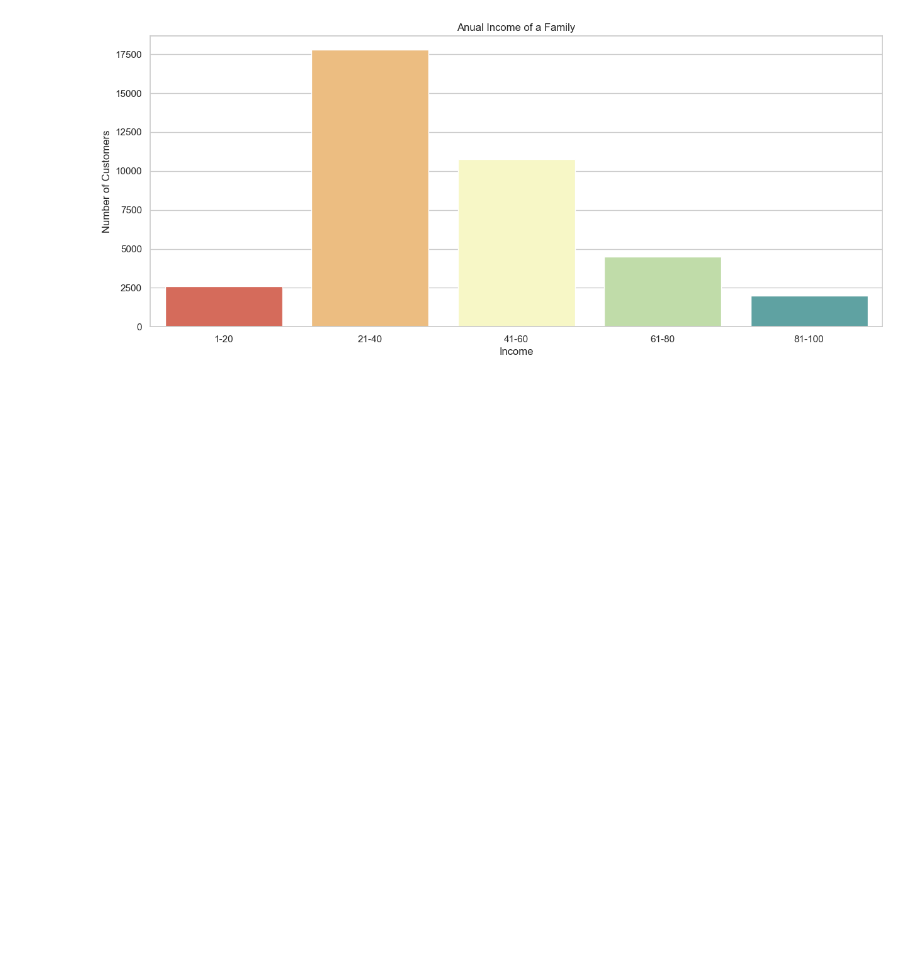
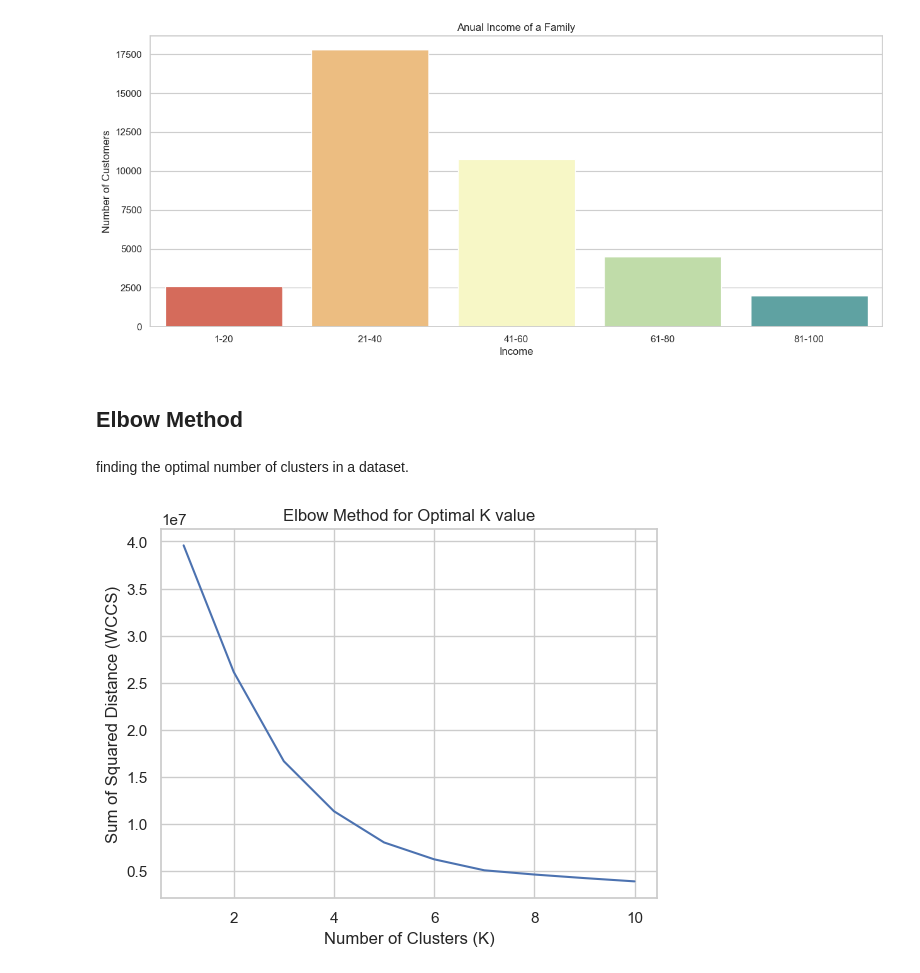
Before and after one commit to Lafri-13/dsgp-group23-business-data-harbour, a Jupyter notebook: CustomerSegmentation.ipynb, the cells around one changed output. Saved outputs shown, nothing was run; the diff lists cells and outputs as text; code cells hidden in the pictures; blank space fills up the shorter version.

Commit message:
creating k means model for k number of clusters and plotting the elbow graph

```diff
--- a/CustomerSegmentation.ipynb
+++ b/CustomerSegmentation.ipynb
@@ -156,3 +156,34 @@ plt.ylabel("Number of Customers")
 plt.show()
 # %% [output]
 [figure]
+# %% [markdown]
+## Elbow Method
+# %% [markdown]
+finding the optimal number of clusters in a dataset.
+# %%
+# Storing the relevant column details in x3
+x3=df.loc[:, ["Age","Income(Family in k$)", "Spending Score(1-100)"]].values
+from sklearn.cluster import KMeans
+
+# empty list to store within cluster sum of squares
+wcss=[]
+
+# Creating Kmeans model for no of clusters k
+for k in range(1,11):
+    kmeans = KMeans(n_clusters = k, init='k-means++', n_init = 10)
+
+    # Fitting the model to x3
+    kmeans.fit(x3)
+
+    # storing all wcss for all k values
+    wcss.append(kmeans.inertia_)
+
+
+# Elbow Graph
+plt.plot(range(1,11), wcss)
+plt.title('Elbow Method for Optimal K value')
+plt.xlabel('Number of Clusters (K)')
+plt.ylabel('Sum of Squared Distance (WCCS)')
+plt.show()
+# %% [output]
+[figure, added]
```
